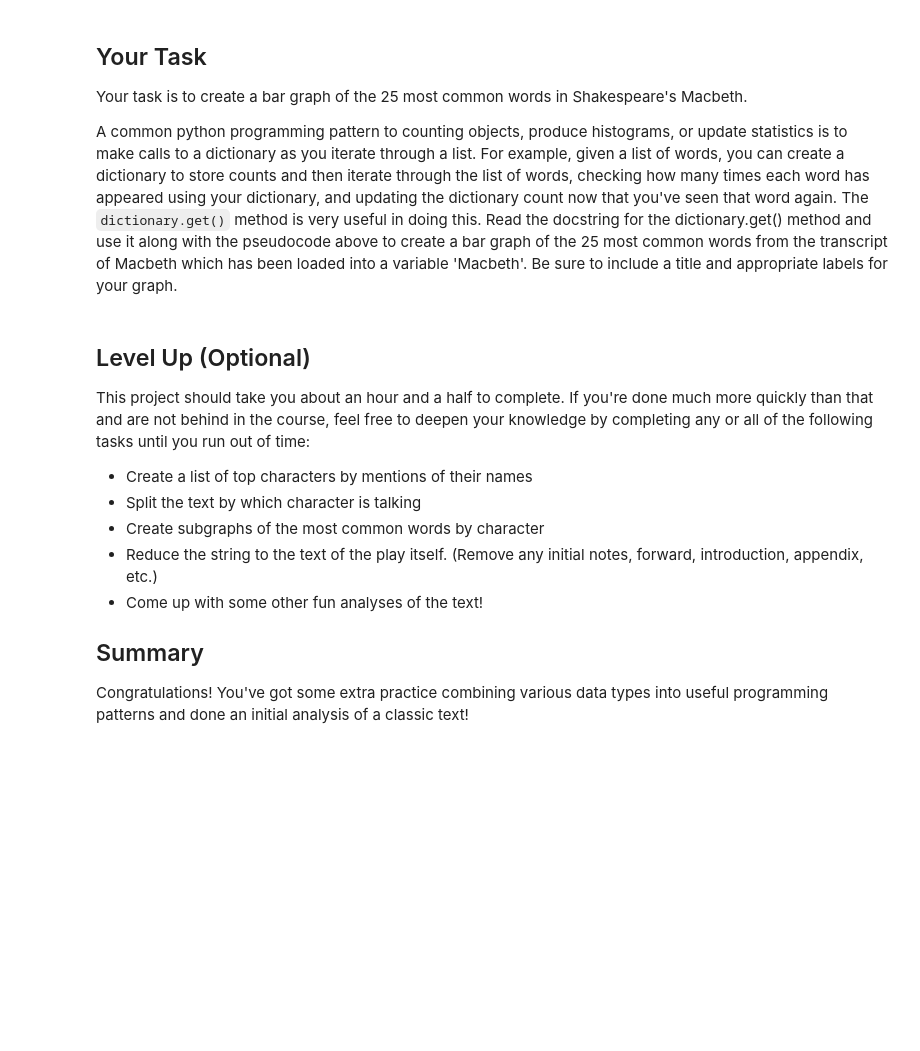
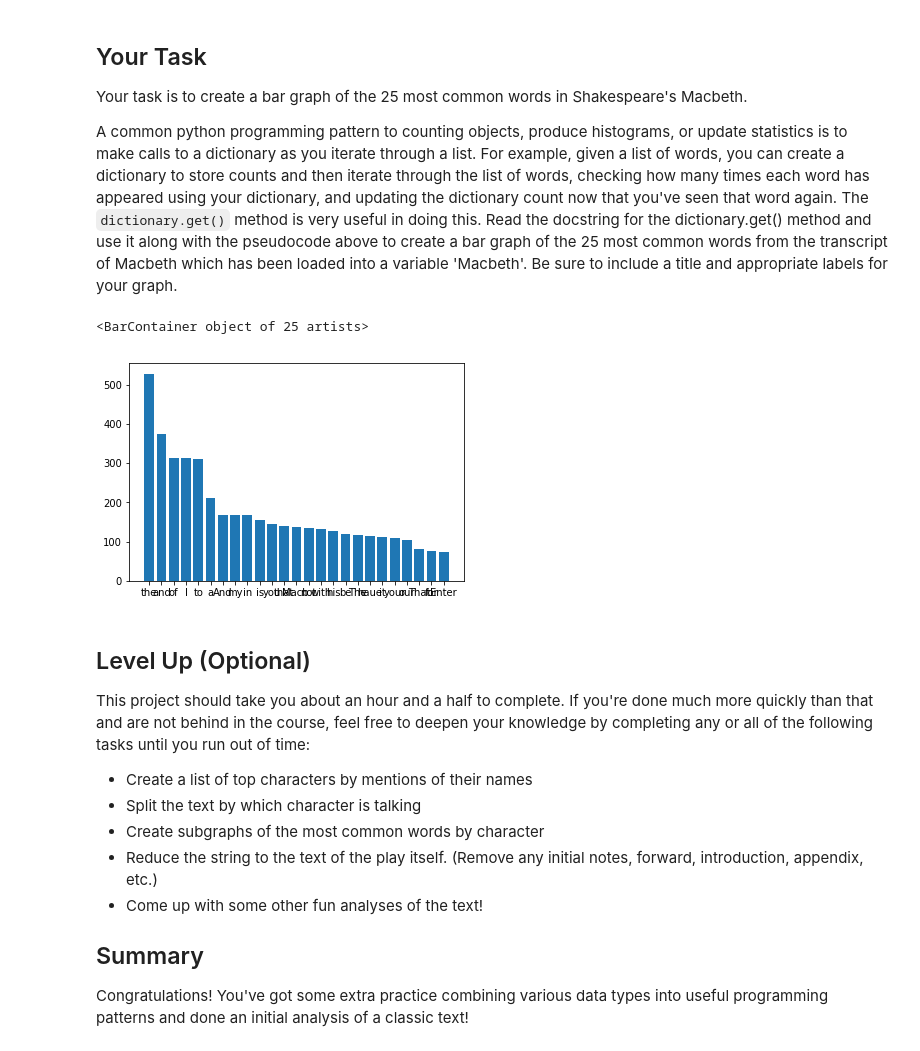
Before and after one commit to UpwardTrajectory/analyzing-macbeth-project-seattle-ds-career-040119, a Jupyter notebook: index.ipynb, the cells around one changed output. Cells and saved outputs as stored; diff of their text form; code cells hidden in the pictures; blank space fills up the shorter version.

```diff
--- a/index.ipynb
+++ b/index.ipynb
@@ -3341,12 +3341,15 @@ A common python programming pattern to counting objects, produce histograms, or
 # %%
 from collections import Counter
 import matplotlib.pyplot as plt
 
 c = Counter(macbeth.split())
 top_25 = c.most_common(25)
 words = [word[0] for word in top_25]
 word_counts = [word[1] for word in top_25]
-plt.bar()
+plt.bar(words, word_counts)
+# %% [output]
+<BarContainer object of 25 artists>
+[figure, added]
 # %% [markdown]
 ## Level Up (Optional)
 This project should take you about an hour and a half to complete. If you're done much more quickly than that and are not behind in the course, feel free to deepen your knowledge by completing any or all of the following tasks until you run out of time:
```
